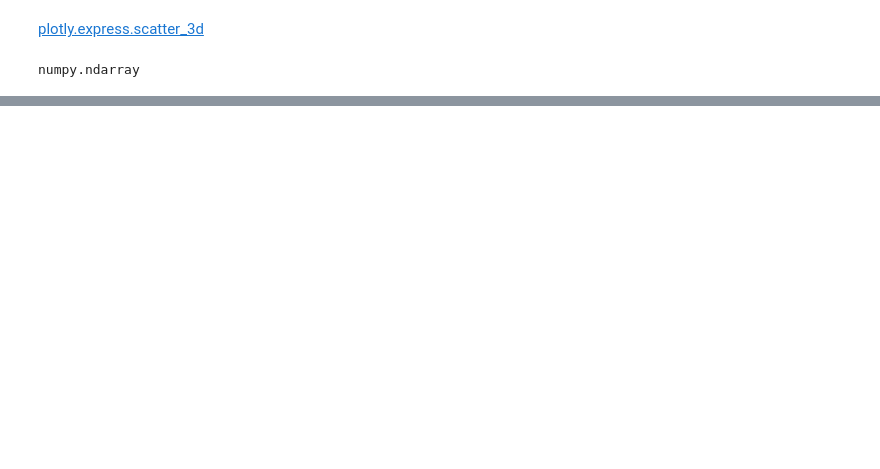
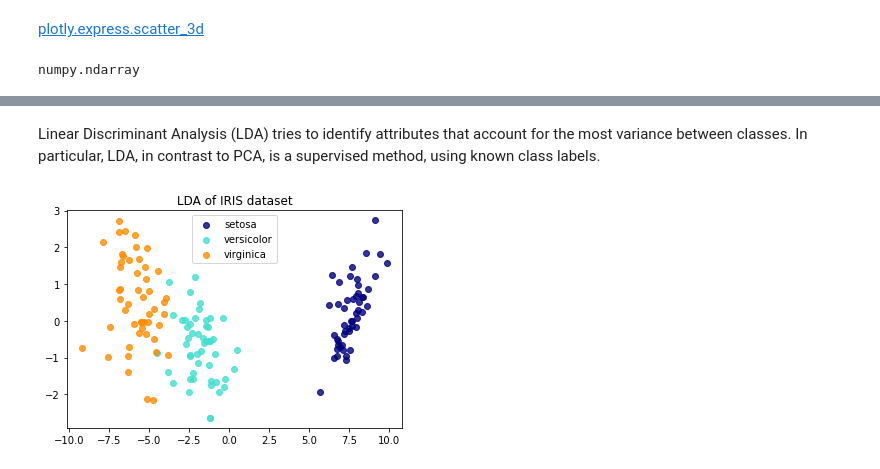
Before and after one commit to abidshafee/DataScienceYouTubeTutorials, a Jupyter notebook: Anomaly_detection_|_dealing_with_outlier.ipynb, the cells around one changed output, grey strips where cells are left out. Cells and saved outputs as stored; diff of their text form; code cells hidden in the pictures; blank space fills up the shorter version.

```diff
--- a/Anomaly_detection_|_dealing_with_outlier.ipynb
+++ b/Anomaly_detection_|_dealing_with_outlier.ipynb
@@ -226,0 +335,13 @@ numpy.ndarray
+# %% [markdown]
+Linear Discriminant Analysis (LDA) tries to identify attributes that account for the most variance between classes. In particular, LDA, in contrast to PCA, is a supervised method, using known class labels.
+# %%
+plt.figure()
+for color, i, target_name in zip(colors, [0, 1, 2], target_names):
+    plt.scatter(X_r2[y == i, 0], X_r2[y == i, 1], alpha=.8, color=color,
+                label=target_name)
+plt.legend(loc='best', shadow=False, scatterpoints=1)
+plt.title('LDA of IRIS dataset')
+
+plt.show()
+# %% [output]
+[figure, added]
```
Also changed, not shown: parts of 25 cells of this notebook.
